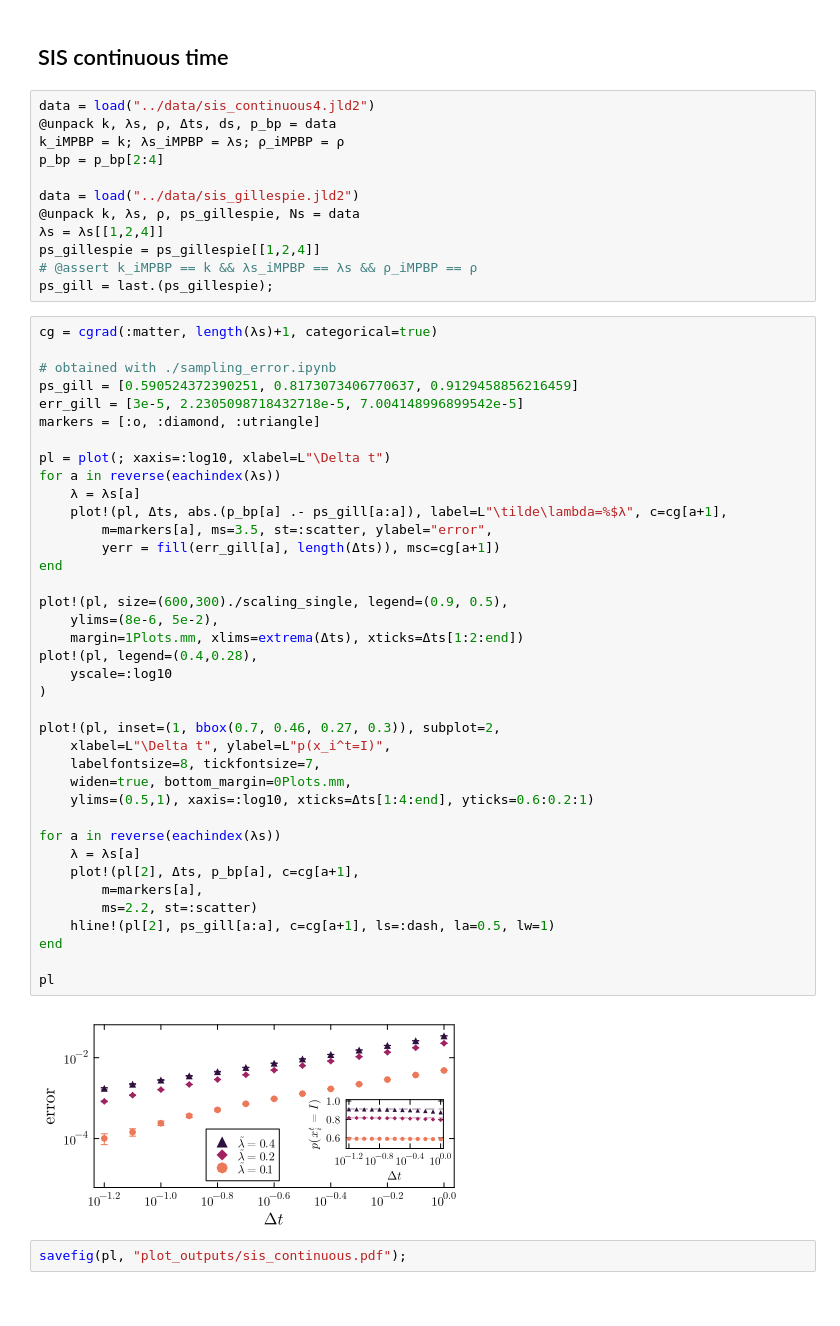
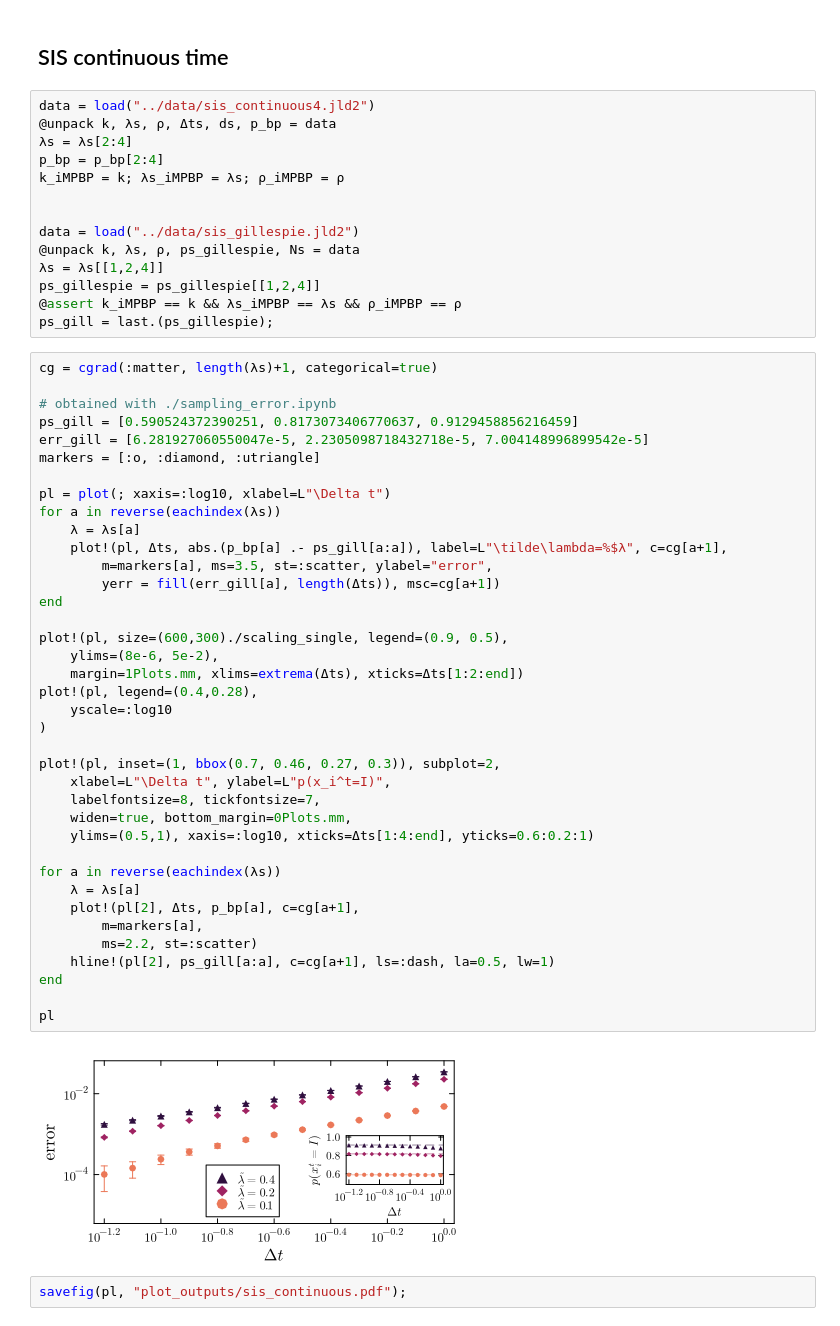
Before and after one commit to stecrotti/EternalDynamicCavity, a Jupyter notebook: scripts/plots.ipynb, the cells around one changed output. Cells and saved outputs as stored; diff of their text form.

```diff
--- a/scripts/plots.ipynb
+++ b/scripts/plots.ipynb
@@ -210,55 +210,57 @@ savefig(pl, "plot_outputs/sis_meanfield.pdf");
 # %%
 data = load("../data/sis_continuous4.jld2")
 @unpack k, λs, ρ, Δts, ds, p_bp = data
+λs = λs[2:4]
+p_bp = p_bp[2:4]
 k_iMPBP = k; λs_iMPBP = λs; ρ_iMPBP = ρ
-p_bp = p_bp[2:4]
+
 
 data = load("../data/sis_gillespie.jld2")
 @unpack k, λs, ρ, ps_gillespie, Ns = data
 λs = λs[[1,2,4]]
 ps_gillespie = ps_gillespie[[1,2,4]]
-# @assert k_iMPBP == k && λs_iMPBP == λs && ρ_iMPBP == ρ
+@assert k_iMPBP == k && λs_iMPBP == λs && ρ_iMPBP == ρ
 ps_gill = last.(ps_gillespie);
 # %%
 cg = cgrad(:matter, length(λs)+1, categorical=true)
 
 # obtained with ./sampling_error.ipynb
 ps_gill = [0.590524372390251, 0.8173073406770637, 0.9129458856216459]
-err_gill = [3e-5, 2.2305098718432718e-5, 7.004148996899542e-5]
+err_gill = [6.281927060550047e-5, 2.2305098718432718e-5, 7.004148996899542e-5]
 markers = [:o, :diamond, :utriangle]
 
 pl = plot(; xaxis=:log10, xlabel=L"\Delta t")
 for a in reverse(eachindex(λs))
     λ = λs[a]
     plot!(pl, Δts, abs.(p_bp[a] .- ps_gill[a:a]), label=L"\tilde\lambda=%$λ", c=cg[a+1],
         m=markers[a], ms=3.5, st=:scatter, ylabel="error",
         yerr = fill(err_gill[a], length(Δts)), msc=cg[a+1])
 end
 
 plot!(pl, size=(600,300)./scaling_single, legend=(0.9, 0.5),
     ylims=(8e-6, 5e-2),
     margin=1Plots.mm, xlims=extrema(Δts), xticks=Δts[1:2:end])
 plot!(pl, legend=(0.4,0.28),
     yscale=:log10
 )
 
 plot!(pl, inset=(1, bbox(0.7, 0.46, 0.27, 0.3)), subplot=2,
     xlabel=L"\Delta t", ylabel=L"p(x_i^t=I)",
     labelfontsize=8, tickfontsize=7,
     widen=true, bottom_margin=0Plots.mm,
     ylims=(0.5,1), xaxis=:log10, xticks=Δts[1:4:end], yticks=0.6:0.2:1)
 
 for a in reverse(eachindex(λs))
     λ = λs[a]
     plot!(pl[2], Δts, p_bp[a], c=cg[a+1],
         m=markers[a],
         ms=2.2, st=:scatter)
     hline!(pl[2], ps_gill[a:a], c=cg[a+1], ls=:dash, la=0.5, lw=1)
 end
 
 pl
 # %% [output]
-[figure, old version]
+[figure, new version]
 # %%
 savefig(pl, "plot_outputs/sis_continuous.pdf");
 # %% [markdown]
```
Also changed, not shown: parts of 3 cells of this notebook, 1 other file.
